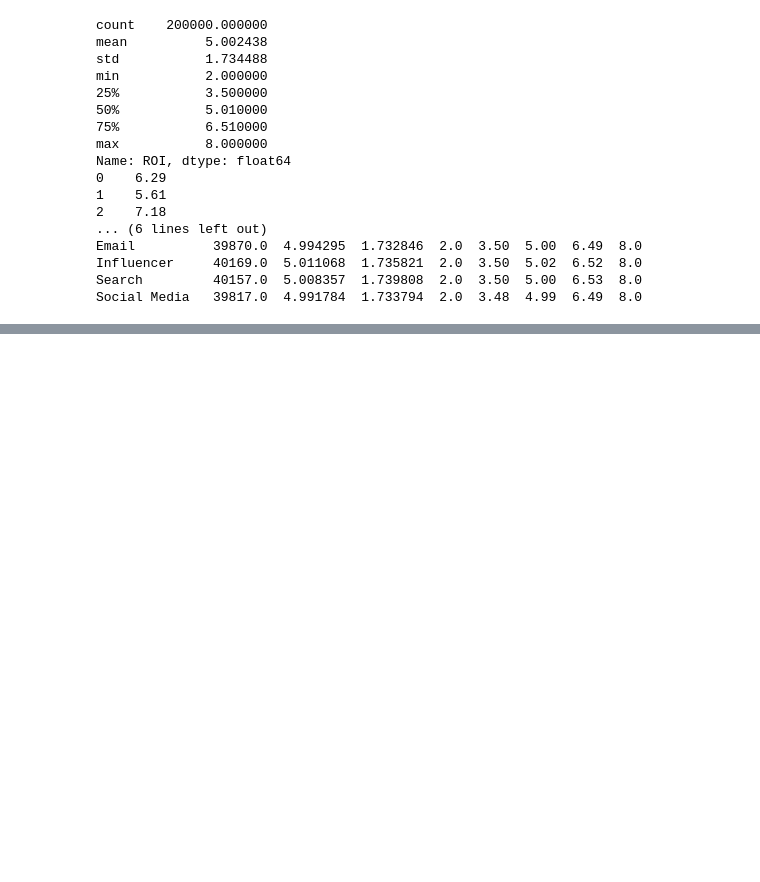
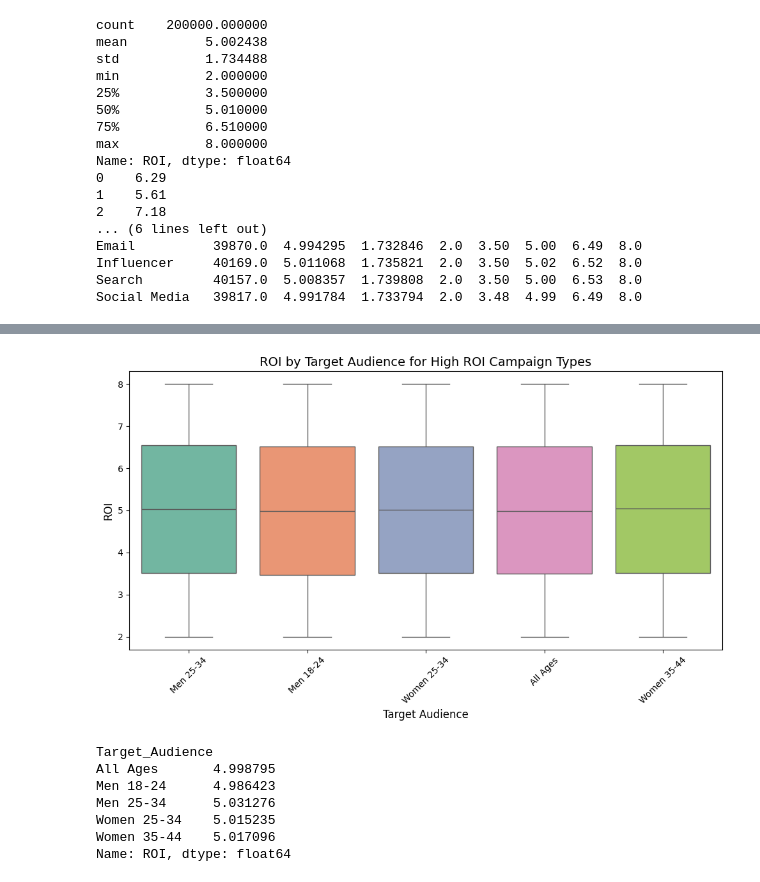
Before and after one commit to Stegedave/Marketing-Campaign-Analysis, a Jupyter notebook: notebooks/eda.ipynb, the cells around one changed output, grey strips where cells are left out. Cells and saved outputs as stored; diff of their text form; code cells hidden in the pictures; blank space fills up the shorter version.

```diff
--- a/notebooks/eda.ipynb
+++ b/notebooks/eda.ipynb
@@ -138,0 +158,44 @@ Social Media   39817.0  4.991784  1.733794  2.0  3.48  4.99  6.49  8.0
+# %%
+
+# Calculate average ROI per Campaign Type
+avg_roi_by_campaign = df.groupby('Campaign_Type')['ROI'].mean()
+
+# Find campaign types with high ROI (greater than the median ROI)
+high_roi_campaigns = avg_roi_by_campaign[avg_roi_by_campaign > avg_roi_by_campaign.median()]
+
+# Filter the dataset for these high ROI campaigns
+high_roi_df = df[df['Campaign_Type'].isin(high_roi_campaigns.index)]
+
+# Analyze the Target Audience for these high ROI campaigns
+# Assuming 'Target_Audience' is a column in your dataset
+target_audience_roi = high_roi_df.groupby('Target_Audience')['ROI'].mean()
+
+# Visualize the relationship between Target Audience and ROI for high ROI campaigns
+plt.figure(figsize=(10, 6))
+
+# Visualizing ROI across Target Audience for high ROI campaigns
+sns.boxplot(x='Target_Audience', y='ROI', hue='Target_Audience', data=high_roi_df, palette=palette, legend=False)
+
+# Title and labels
+plt.title("ROI by Target Audience for High ROI Campaign Types", fontsize=14)
+plt.xlabel("Target Audience", fontsize=12)
+plt.ylabel("ROI", fontsize=12)
+
+# Rotate x-axis labels for better visibility
+plt.xticks(rotation=45)
+
+# Display the plot
+plt.tight_layout()
+plt.show()
+
+# Show the average ROI by Target Audience for high ROI campaigns
+print(target_audience_roi)
+# %% [output]
+[figure, added]
+Target_Audience
+All Ages       4.998795
+Men 18-24      4.986423
+Men 25-34      5.031276
+Women 25-34    5.015235
+Women 35-44    5.017096
+Name: ROI, dtype: float64
```
Also changed, not shown: parts of 6 cells of this notebook.
